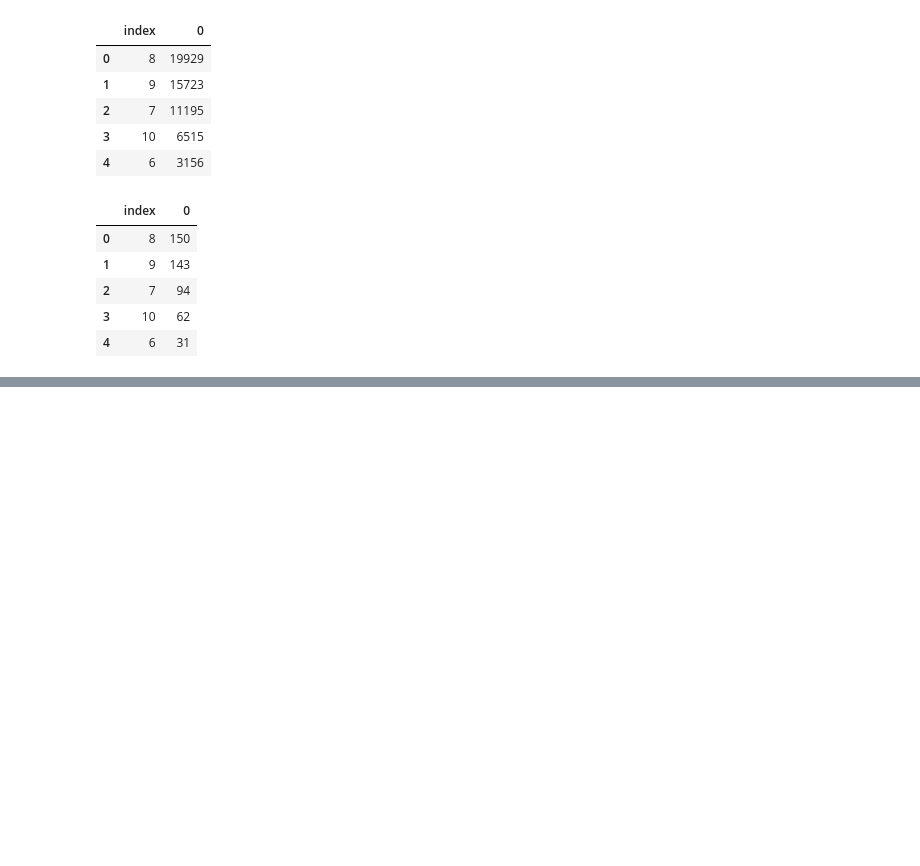
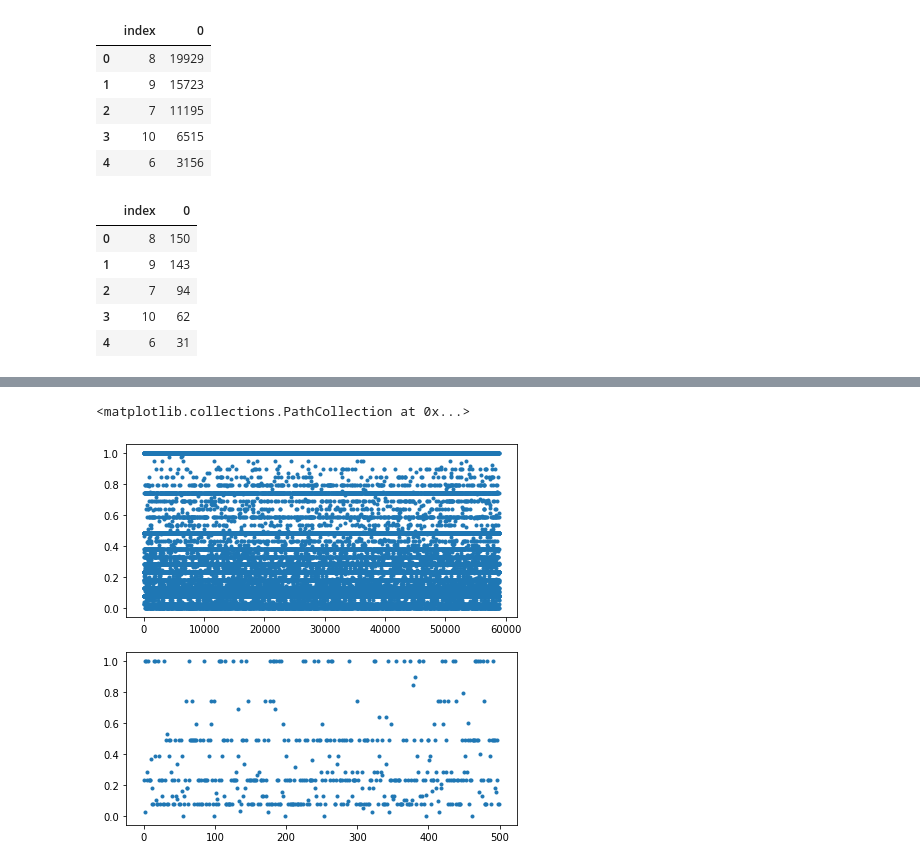
Before and after one commit to xuanlongORZ/Groupe4-Big_data_projet, a Jupyter notebook: EDA.ipynb, the cells around one changed output, grey strips where cells are left out. Saved outputs shown, nothing was run; the diff lists cells and outputs as text; code cells hidden in the pictures; blank space fills up the shorter version.

```diff
--- a/EDA.ipynb
+++ b/EDA.ipynb
@@ -314,0 +352,9 @@ test_null_distribution.plot.scatter(x='index',y=0)
+# %%
+# Product_Info_4
+plt.subplot(2,1,1)
+plt.scatter(x=X_train.index,y=X_train.Product_Info_4,marker='.')
+plt.subplot(2,1,2)
+plt.scatter(x=X_test.index,y=X_test.Product_Info_4,marker='.')
+# %% [output]
+<matplotlib.collections.PathCollection at 0x...>
+[figure, added]
```
Also changed, not shown: parts of 39 cells of this notebook.
